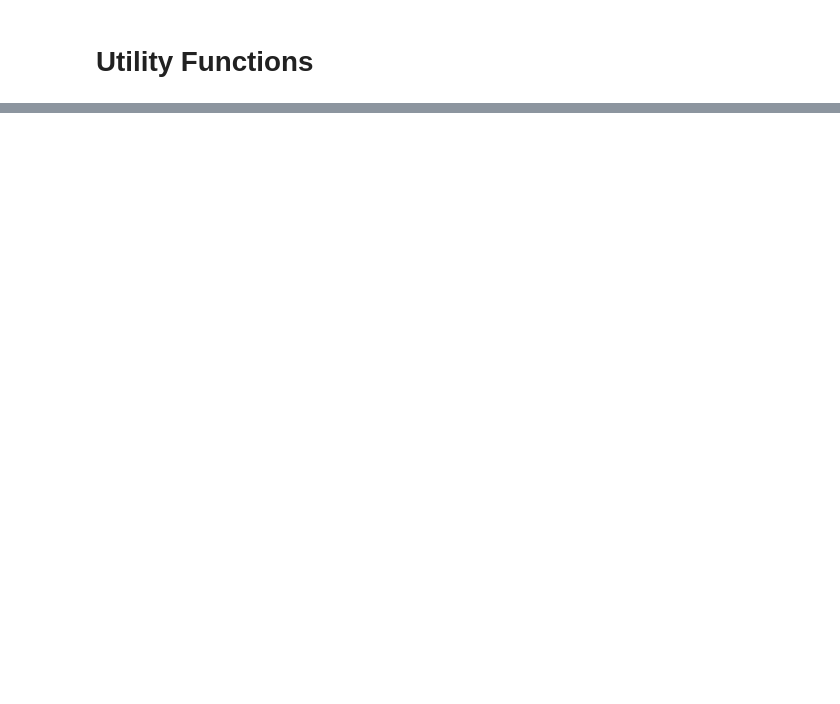
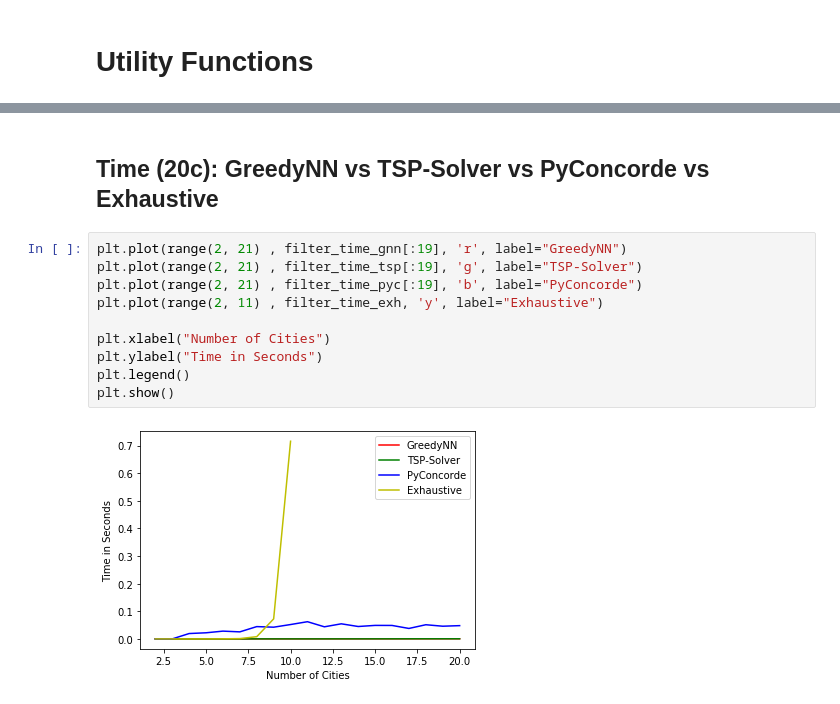
Before and after one commit to sareenv/Travelling-Sales-Man, a Jupyter notebook: visualization.ipynb, the cells around one changed output, grey strips where cells are left out. Cells and saved outputs as stored; diff of their text form; blank space fills up the shorter version.

```diff
--- a/visualization.ipynb
+++ b/visualization.ipynb
@@ -278,0 +316,14 @@ plt.show()
+# %% [markdown]
+## Time (20c): GreedyNN vs TSP-Solver vs PyConcorde vs Exhaustive
+# %%
+plt.plot(range(2, 21) , filter_time_gnn[:19], 'r', label="GreedyNN")
+plt.plot(range(2, 21) , filter_time_tsp[:19], 'g', label="TSP-Solver")
+plt.plot(range(2, 21) , filter_time_pyc[:19], 'b', label="PyConcorde")
+plt.plot(range(2, 11) , filter_time_exh, 'y', label="Exhaustive")
+
+plt.xlabel("Number of Cities")
+plt.ylabel("Time in Seconds")
+plt.legend()
+plt.show()
+# %% [output]
+[figure, added]
```
Also changed, not shown: parts of 42 cells of this notebook.
